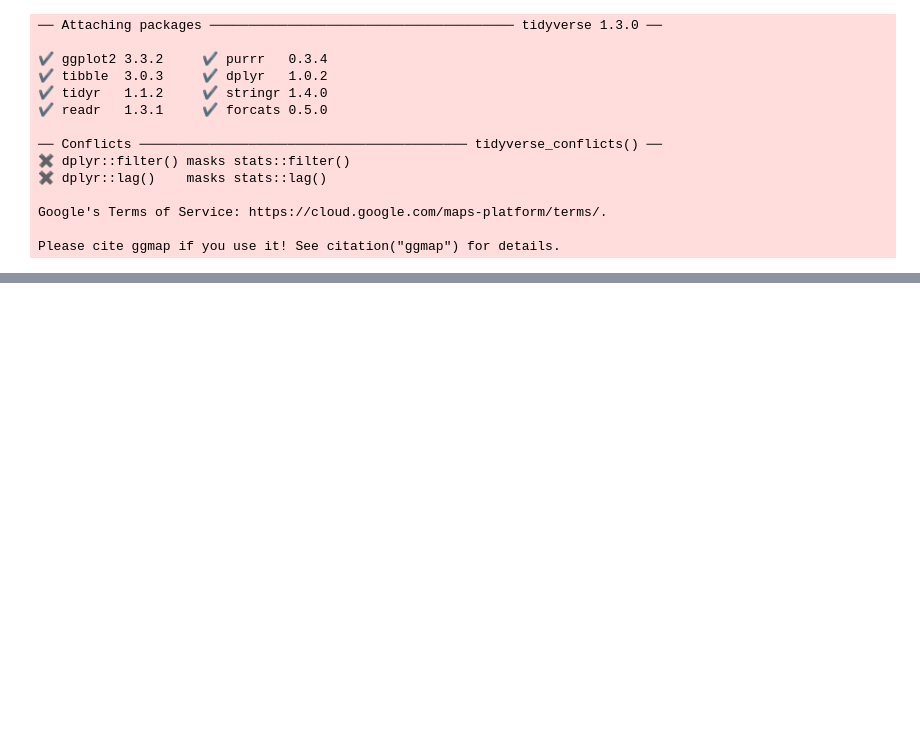
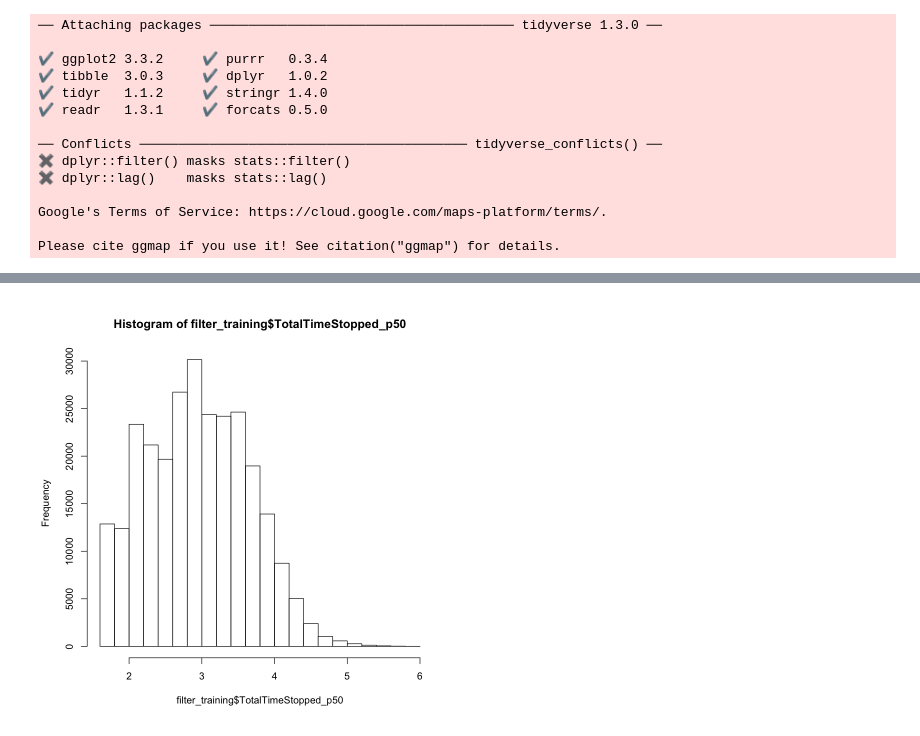
Before and after one commit to Haximilian/statistics447b, a Jupyter notebook: Maximilian.ipynb, the cells around one changed output, grey strips where cells are left out. Saved outputs shown, nothing was run; the diff lists cells and outputs as text; code cells hidden in the pictures; blank space fills up the shorter version.

```diff
--- a/Maximilian.ipynb
+++ b/Maximilian.ipynb
@@ -38,0 +40,5 @@ A data.frame: 6 × 28
+# %%
+# create histogram of response variable
+hist(filter_training$TotalTimeStopped_p50)
+# %% [output]
+[figure, added]
```
Also changed, not shown: parts of 21 cells of this notebook.
